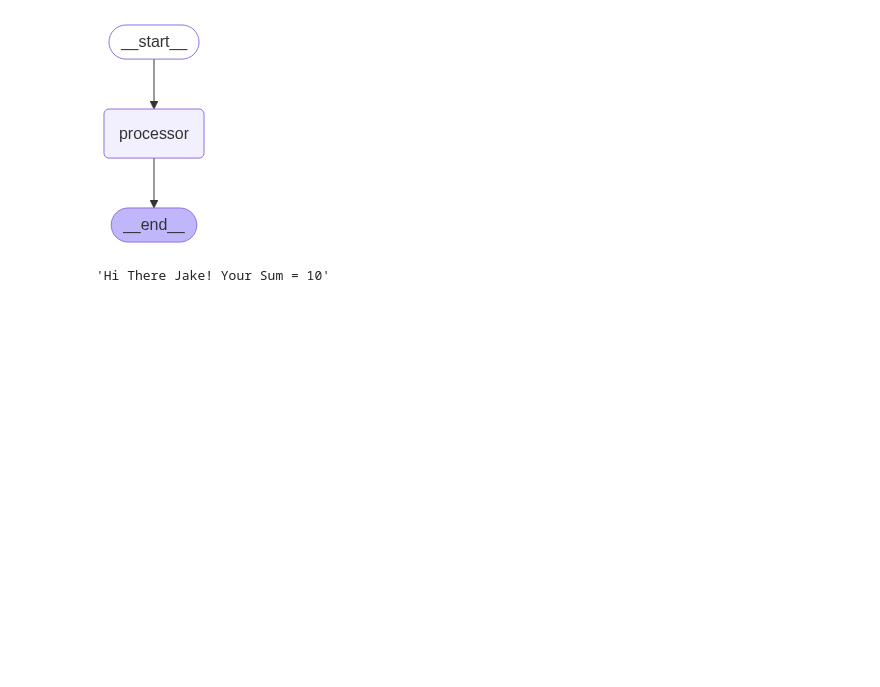
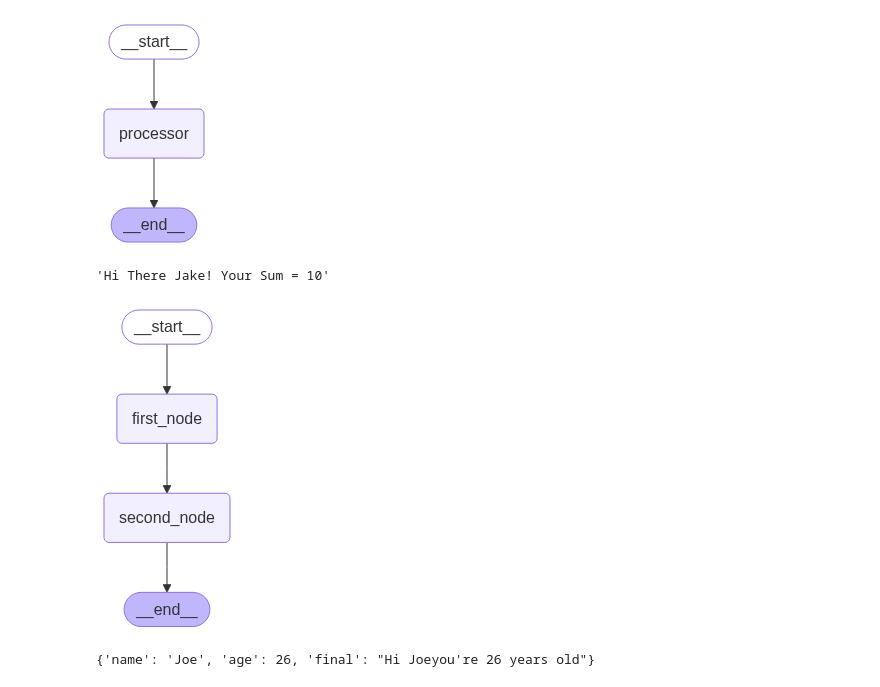
Before and after one commit to yuvarajca/preparation_new, a Jupyter notebook: langgraph.ipynb, the cells around one changed output. Cells and saved outputs as stored; diff of their text form; code cells hidden in the pictures; blank space fills up the shorter version.

```diff
--- a/langgraph.ipynb
+++ b/langgraph.ipynb
@@ -76,3 +76,35 @@ answers = app.invoke({"values":[1,2,3,4], "name":"Jake"})
 answers['result']
 # %% [output]
 'Hi There Jake! Your Sum = 10'
+# %%
+class AgentState(TypedDict):
+    name:str
+    age:str
+    final:str
+
+def first_node(state:AgentState):
+    state['final'] = f"Hi {state['name']}"
+    return state
+
+def second_node(state:AgentState):
+    state['final'] = state['final'] + f"you're {state['age']} years old"
+    return state
+
+
+graph = StateGraph(AgentState)
+graph.add_node("first_node", first_node)
+graph.add_node("second_node", second_node)
+graph.set_entry_point("first_node")
+graph.add_edge("first_node","second_node")
+graph.set_finish_point("second_node")
+
+app = graph.compile()
+# %%
+display(Image(app.get_graph().draw_mermaid_png()))
+# %% [output]
+[figure, added]
+# %%
+result =  app.invoke({'name':'Joe', 'age':26})
+result
+# %% [output]
+{'name': 'Joe', 'age': 26, 'final': "Hi Joeyou're 26 years old"}
```
Also changed, not shown: parts of 5 cells of this notebook.
